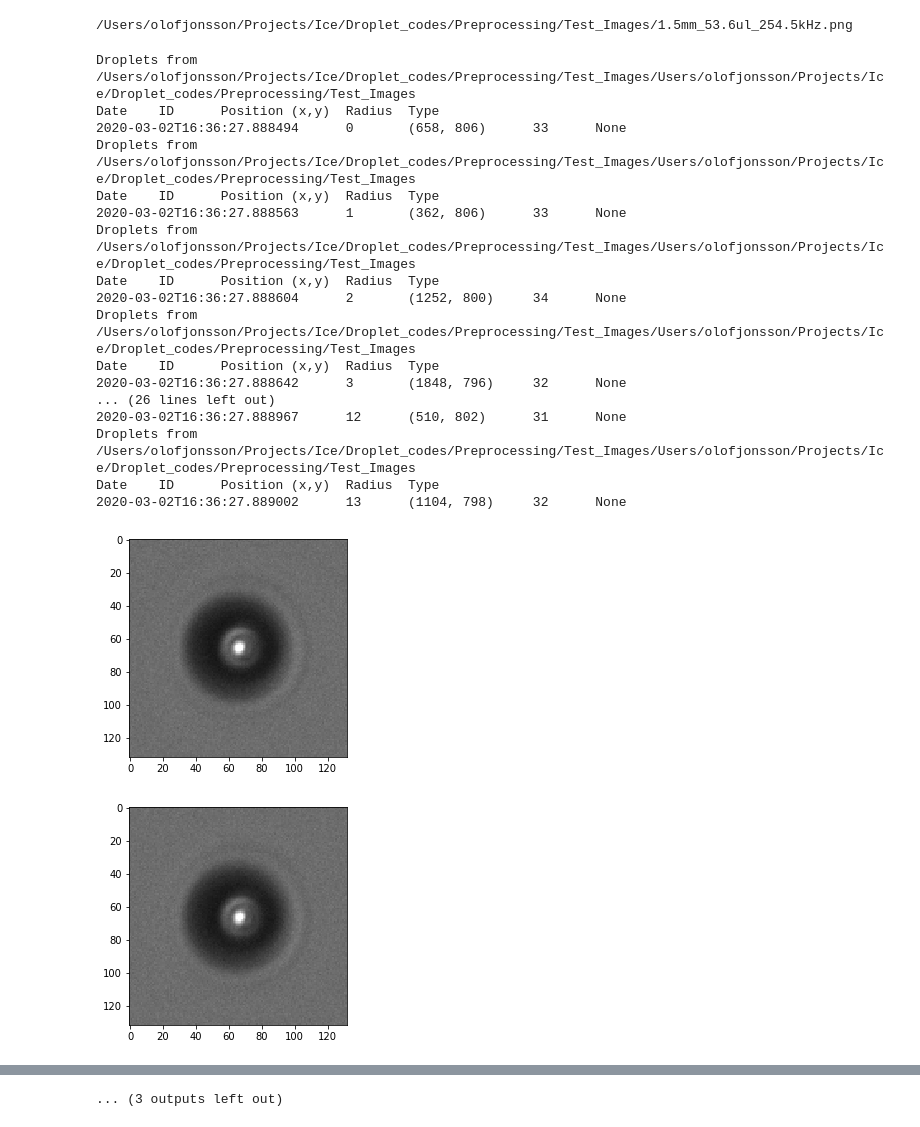
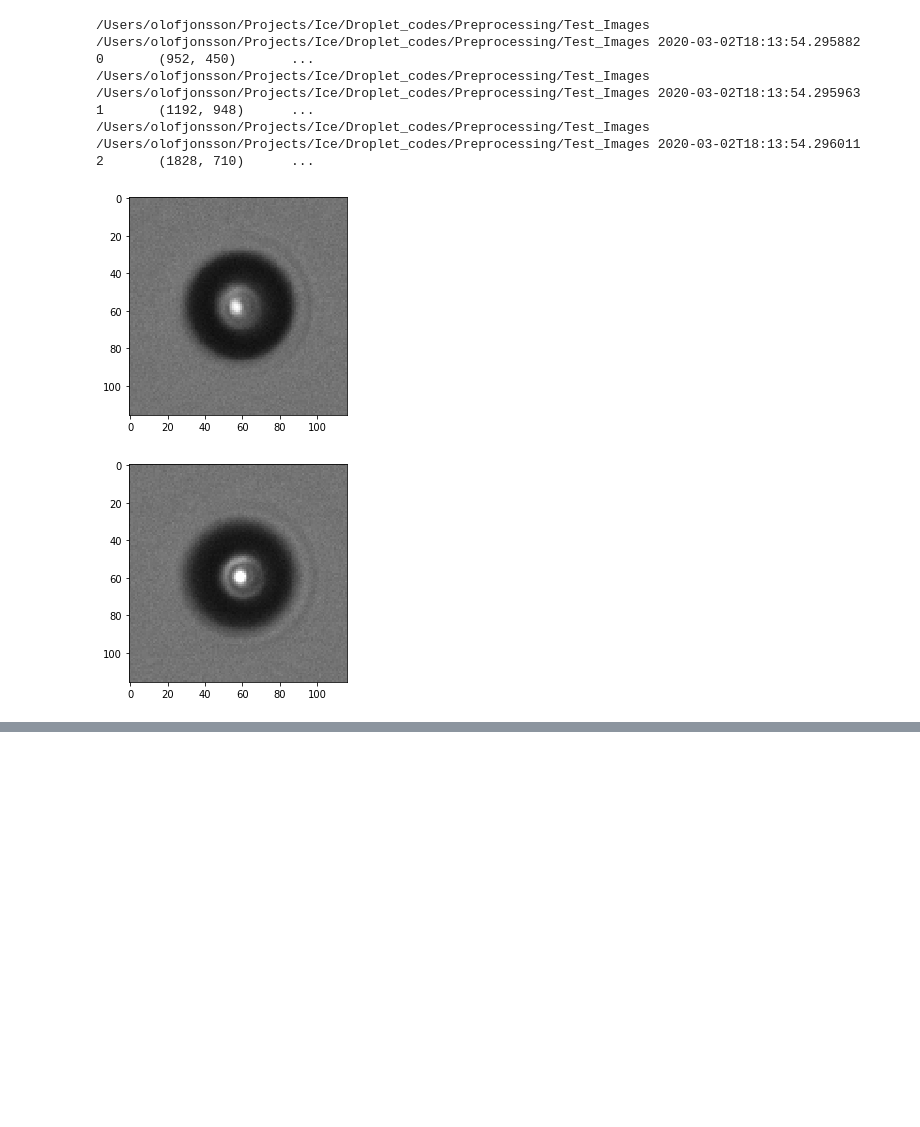
Before and after one commit to Niloo1371/Finding_droplets, a Jupyter notebook: Preprocessing/Droplet_cutter_testing.ipynb, the cells around one changed output, grey strips where cells are left out. Saved outputs shown, nothing was run; the diff lists cells and outputs as text; code cells hidden in the pictures; blank space fills up the shorter version.

```diff
--- a/Preprocessing/Droplet_cutter_testing.ipynb
+++ b/Preprocessing/Droplet_cutter_testing.ipynb
@@ -170,35 +198,21 @@ print(text)
-# %%
-test_image_2 = ImageFile(
-    '/Users/olofjonsson/Projects/Ice/Droplet_codes/Preprocessing/Test_Images',
-    '1.5mm_53.6ul_254.5kHz')
-
-test_image_2.find_droplets()
-# %% [output]
-/Users/olofjonsson/Projects/Ice/Droplet_codes/Preprocessing/Test_Images/1.5mm_53.6ul_254.5kHz.png
 # %%
+cwd = os.getcwd()
+path_to_create = '/'.join([cwd, 'Results'])
+os.makedirs(path_to_create, exist_ok=True)
+
+test_image_2 = ImageFile(
+    '/Users/olofjonsson/Projects/Ice/Droplet_codes/Preprocessing/Test_Images',
+    '26.5mm_53.6ul_254.5kHz-02122020182515-19.png')
+test_image_2.find_droplets()
 
 for i in test_image_2.list_of_droplets:
     plt.figure()
     plt.imshow(i.image)
-    print(i.header_string)
+    i.gen_descriptor('Full')
     print(i.desc_string)
 # %% [output]
-Droplets from /Users/olofjonsson/Projects/Ice/Droplet_codes/Preprocessing/Test_Images/Users/olofjonsson/Projects/Ice/Droplet_codes/Preprocessing/Test_Images
-Date    ID      Position (x,y)  Radius  Type
-2020-03-02T16:36:27.888494      0       (658, 806)      33      None
-Droplets from /Users/olofjonsson/Projects/Ice/Droplet_codes/Preprocessing/Test_Images/Users/olofjonsson/Projects/Ice/Droplet_codes/Preprocessing/Test_Images
-Date    ID      Position (x,y)  Radius  Type
-2020-03-02T16:36:27.888563      1       (362, 806)      33      None
-Droplets from /Users/olofjonsson/Projects/Ice/Droplet_codes/Preprocessing/Test_Images/Users/olofjonsson/Projects/Ice/Droplet_codes/Preprocessing/Test_Images
-Date    ID      Position (x,y)  Radius  Type
-2020-03-02T16:36:27.888604      2       (1252, 800)     34      None
-Droplets from /Users/olofjonsson/Projects/Ice/Droplet_codes/Preprocessing/Test_Images/Users/olofjonsson/Projects/Ice/Droplet_codes/Preprocessing/Test_Images
-Date    ID      Position (x,y)  Radius  Type
-2020-03-02T16:36:27.888642      3       (1848, 796)     32      None
-... (26 lines left out)
-2020-03-02T16:36:27.888967      12      (510, 802)      31      None
-Droplets from /Users/olofjonsson/Projects/Ice/Droplet_codes/Preprocessing/Test_Images/Users/olofjonsson/Projects/Ice/Droplet_codes/Preprocessing/Test_Images
-Date    ID      Position (x,y)  Radius  Type
-2020-03-02T16:36:27.889002      13      (1104, 798)     32      None
+/Users/olofjonsson/Projects/Ice/Droplet_codes/Preprocessing/Test_Images /Users/olofjonsson/Projects/Ice/Droplet_codes/Preprocessing/Test_Images 2020-03-02T18:13:54.295882      0       (952, 450)       ...
+/Users/olofjonsson/Projects/Ice/Droplet_codes/Preprocessing/Test_Images /Users/olofjonsson/Projects/Ice/Droplet_codes/Preprocessing/Test_Images 2020-03-02T18:13:54.295963      1       (1192, 948)      ...
+/Users/olofjonsson/Projects/Ice/Droplet_codes/Preprocessing/Test_Images /Users/olofjonsson/Projects/Ice/Droplet_codes/Preprocessing/Test_Images 2020-03-02T18:13:54.296011      2       (1828, 710)      ...
-[figure, old version]
+[figure, new version]
-[figure, old version]
+[figure, new version]
@@ -214 +219,0 @@ Date    ID      Position (x,y)  Radius  Type
-... (3 outputs left out)
```
Also changed, not shown: parts of 10 cells of this notebook.
